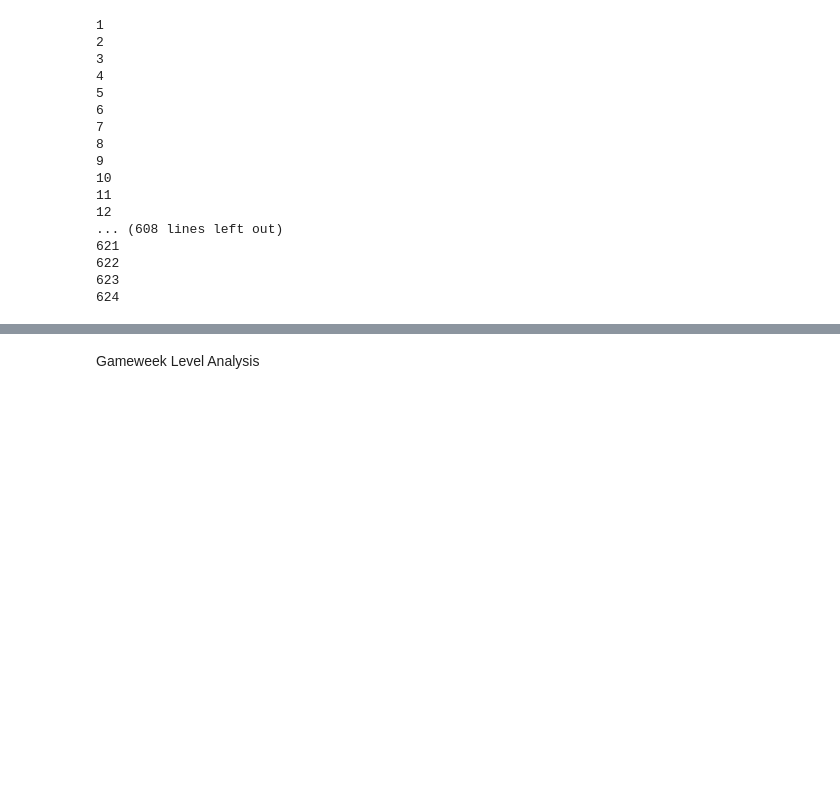
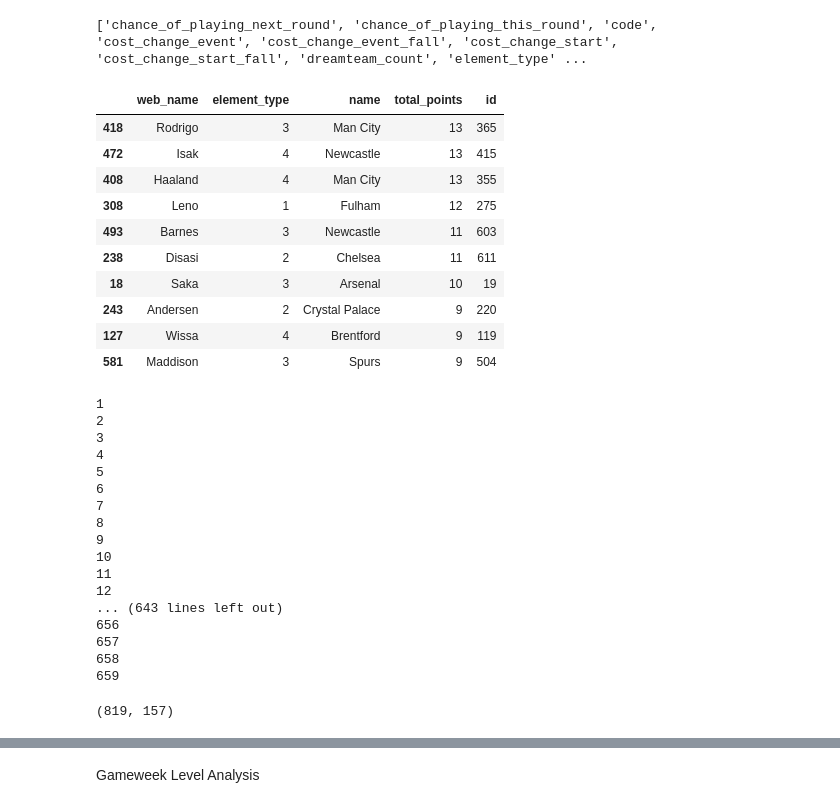
Before and after one commit to chrisimpacts/FPL-Data-Analysis, a Jupyter notebook: FPL-League-Analysis.ipynb, the cells around one changed output, grey strips where cells are left out. Cells and saved outputs as stored; diff of their text form; code cells hidden in the pictures; blank space fills up the shorter version.

```diff
--- a/FPL-League-Analysis.ipynb
+++ b/FPL-League-Analysis.ipynb
@@ -129 +172,17 @@ Finished
+# %%
+print(list(playersummary.columns))
+playersummary[['web_name','element_type','name','total_points','id']].sort_values(by='total_points', ascending=False).head(10)
+# %% [output]
+['chance_of_playing_next_round', 'chance_of_playing_this_round', 'code', 'cost_change_event', 'cost_change_event_fall', 'cost_change_start', 'cost_change_start_fall', 'dreamteam_count', 'element_type' ...
+|  | web_name | element_type | name | total_points | id |
+| 418 | Rodrigo | 3 | Man City | 13 | 365 |
+| 472 | Isak | 4 | Newcastle | 13 | 415 |
+| 408 | Haaland | 4 | Man City | 13 | 355 |
+| 308 | Leno | 1 | Fulham | 12 | 275 |
+| 493 | Barnes | 3 | Newcastle | 11 | 603 |
+| 238 | Disasi | 2 | Chelsea | 11 | 611 |
+| 18 | Saka | 3 | Arsenal | 10 | 19 |
+| 243 | Andersen | 2 | Crystal Palace | 9 | 220 |
+| 127 | Wissa | 4 | Brentford | 9 | 119 |
+| 581 | Maddison | 3 | Spurs | 9 | 504 |
 # %%
@@ -227,24 +286,24 @@ def get_player_details():
             e1.extend([playerid,gw,ex1])
     return playerdetails,cols
 
+# def make_playerdf2(playerdetails,cols):
 
-def make_playerdf2(playerdetails,cols):
+#
+#     #Adding opponent team names according to the opponent team code
+#     opponentteams=teams.copy()
+#     opponentteams['opponent_team'] = opponentteams.pop('team')
+#     opponentteams['opp_team_name'] = opponentteams.pop('team_name')
+#     opponentteamdf=pd.DataFrame(opponentteams)
+#     playerdf=pd.merge(playerdf,opponentteamdf,how='left', on='opponent_team')
 
-    playerdf=pd.DataFrame(playerdetails,columns=cols)
-    #Adding opponent team names according to the opponent team code
-    opponentteams=teams.copy()
-    opponentteams['opponent_team'] = opponentteams.pop('team')
-    opponentteams['opp_team_name'] = opponentteams.pop('team_name')
-    opponentteamdf=pd.DataFrame(opponentteams)
-    playerdf=pd.merge(playerdf,opponentteamdf,how='left', on='opponent_team')
-
-    #Rename id to element & merge playerdf/playersummarydf
-    playersummarydf.rename(columns={"id_player": "element"}, inplace=True)
-    playerdf2=pd.merge(playerdf, playersummarydf,how='left',on='element',suffixes=('_gw', '_summary'))
-    return playerdf2
+#     #Rename id to element & merge playerdf/playersummarydf
+#     playersummarydf.rename(columns={"id_player": "element"}, inplace=True)
+#     playerdf2=pd.merge(playerdf, playersummarydf,how='left',on='element',suffixes=('_gw', '_summary'))
+#     return playerdf2
 
 playerdetails,cols=get_player_details()
-playerdf2=make_playerdf2(playerdetails,cols)
+playerdf=pd.DataFrame(playerdetails,columns=cols)
+# playerdf2=make_playerdf2(playerdetails,cols)
 # %% [output]
 1
 2
@@ -258,9 +317,17 @@ playerdf2=make_playerdf2(playerdetails,cols)
 10
 11
 12
-... (608 lines left out)
-621
-622
-623
-624
+... (643 lines left out)
+656
+657
+658
+659
+# %%
+playerdf2=pd.merge(playerdf, playersummarydf,how='left',left_on='element',right_on='id',suffixes=('_gw', '_summary'))
+alldata=pd.merge(picksdf, playerdf2, how='outer',left_on=('element','gw'), right_on=('element','round'),suffixes=('_picks', '_player'))
+alldata['gw_total']=alldata['total_points_gw']*alldata['multiplier']
+alldata.drop_duplicates(keep=False,inplace=True)
+print(alldata.shape)
+# %% [output]
+(819, 157)
 # %%
```
Also changed, not shown: parts of 18 cells of this notebook, 4 other files.
